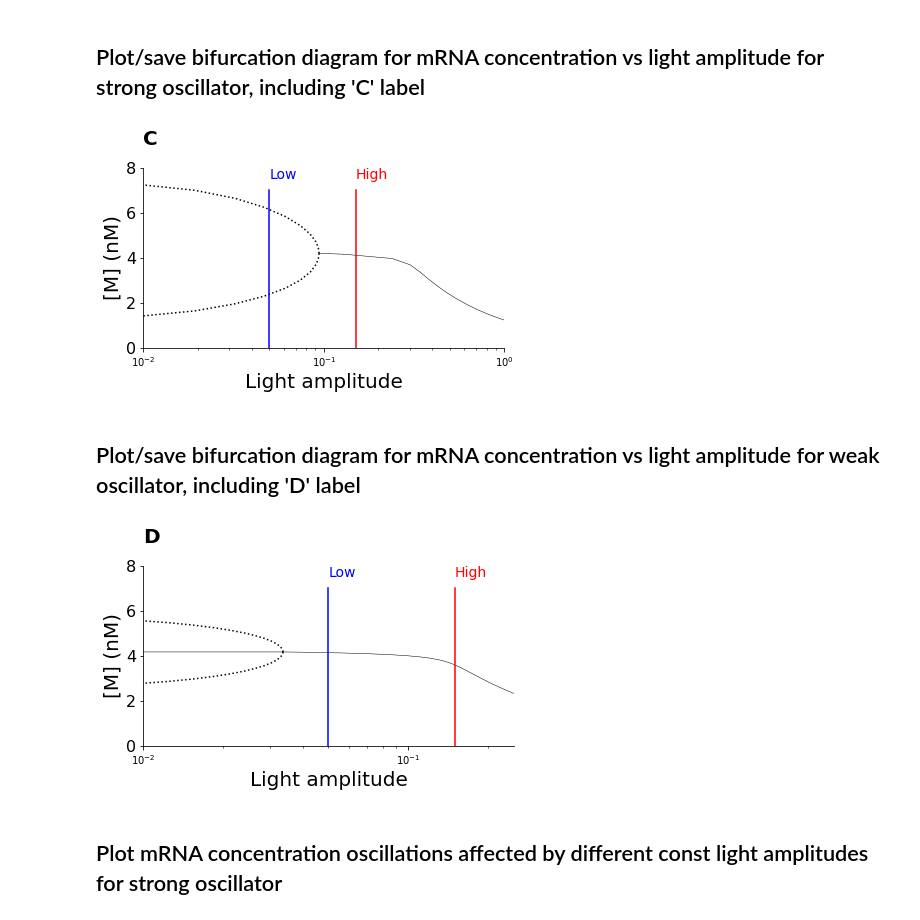
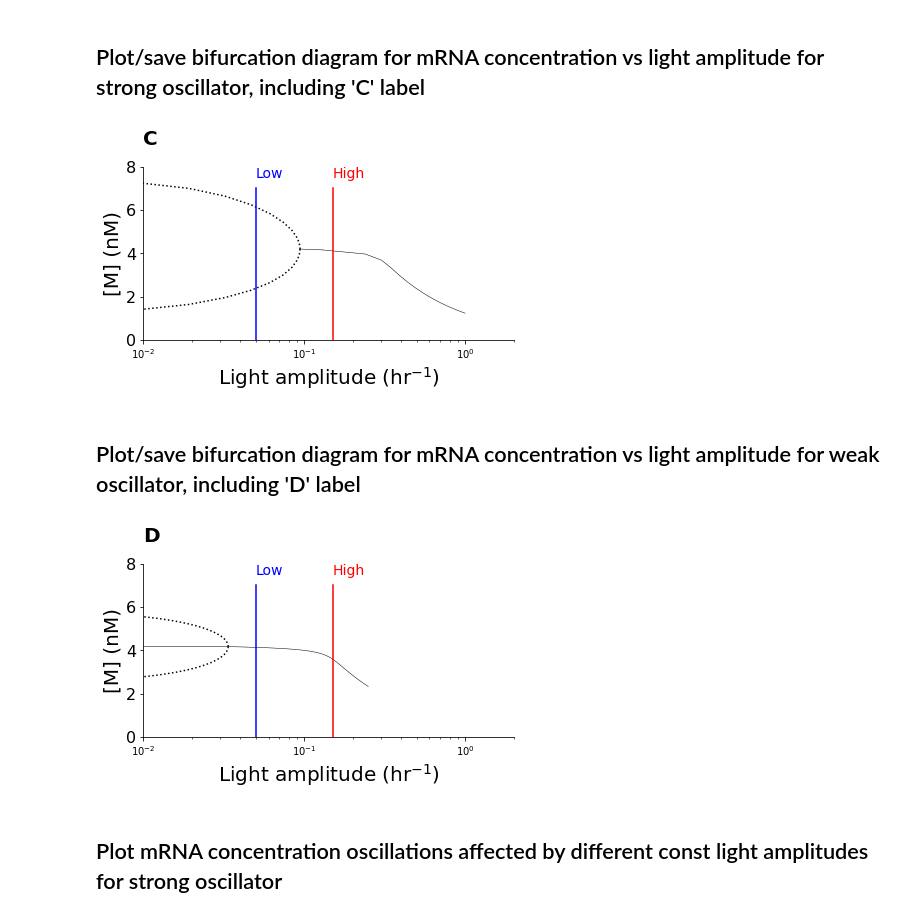
Before and after one commit to Toporikova-Lab/spider-circadian-clock-model, a Jupyter notebook: Figure 4/Figure4.ipynb, the cells around one changed output. Saved outputs shown, nothing was run; the diff lists cells and outputs as text; code cells hidden in the pictures.

Commit message:
Second Figure 4 and Figure 7 commit

```diff
--- a/Figure 4/Figure4.ipynb
+++ b/Figure 4/Figure4.ipynb
@@ -64,12 +64,12 @@ def plot_bif_diagram(filename, direction):
 # %%
 plot_bif_diagram("diagram-vs16.dat",'backward')
 
-plt.xlabel('Light amplitude',fontsize=20)
+plt.xlabel('Light amplitude (hr$^{-1}$)',fontsize=20)
 plt.ylabel('[M] (nM)',fontsize=20)
 
 plt.yticks(ticks=(0,2,4,6,8),fontsize=16)
 plt.ylim(0,8)
-plt.xlim(0.01,1)
+plt.xlim(0.01,2)
 plt.xscale("log")
 
 plt.plot((0.05, 0.05), (7, 0), 'b')
@@ -84,33 +84,33 @@ plt.gca().spines['top'].set_color('none')
 plt.tight_layout()
 plt.savefig('Strong_osc_bifurc.jpeg',dpi=300)
 # %% [output]
-[figure, old version]
+[figure, new version]
 # %% [markdown]
 ## Plot/save bifurcation diagram for mRNA concentration vs light amplitude for weak oscillator, including 'D' label
 # %%
 plot_bif_diagram("diagram_vs10.dat",'backward')
 
-plt.xlabel('Light amplitude',fontsize=20)
+plt.xlabel('Light amplitude (hr$^{-1})$',fontsize=20)
 plt.ylabel('[M] (nM)',fontsize=20)
 
 plt.yticks(ticks=(0,2,4,6,8),fontsize=16)
 plt.ylim(0,8)
-plt.xlim(0.01,0.25)
+plt.xlim(0.01,2)
 plt.xscale("log")
 
 plt.text(0.05,7.5,'Low',color='b',fontsize=14)
 plt.text(0.15,7.5,'High',color='r',fontsize=14)
 plt.plot((0.05, 0.05), (7, 0), 'b')
 plt.plot((0.15, 0.15), (7, 0), 'r')
 
 plt.text(0.01,9,'D', fontsize=20, weight="bold")
 plt.gca().spines['right'].set_color('none')
 plt.gca().spines['top'].set_color('none')
 
 plt.tight_layout()
 plt.savefig('Weak_osc_bifurc.jpeg',dpi=300)
 # %% [output]
-[figure, old version]
+[figure, new version]
 # %% [markdown]
 ## Plot mRNA concentration oscillations affected by different const light amplitudes for strong oscillator
 # %%
```
Also changed, not shown: 1 other file.
